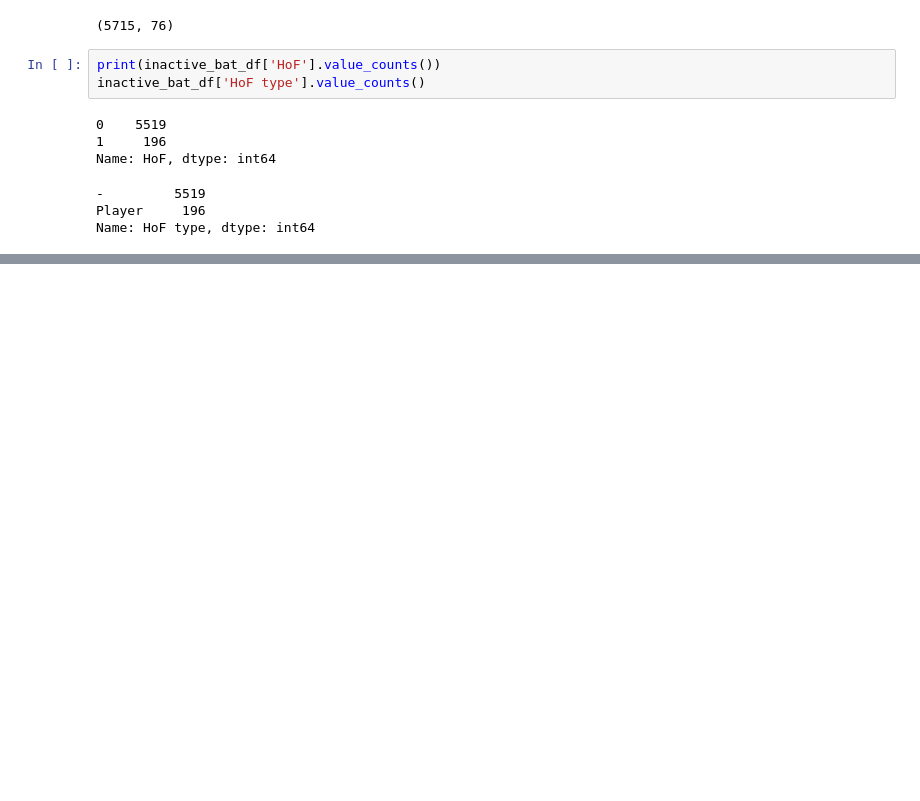
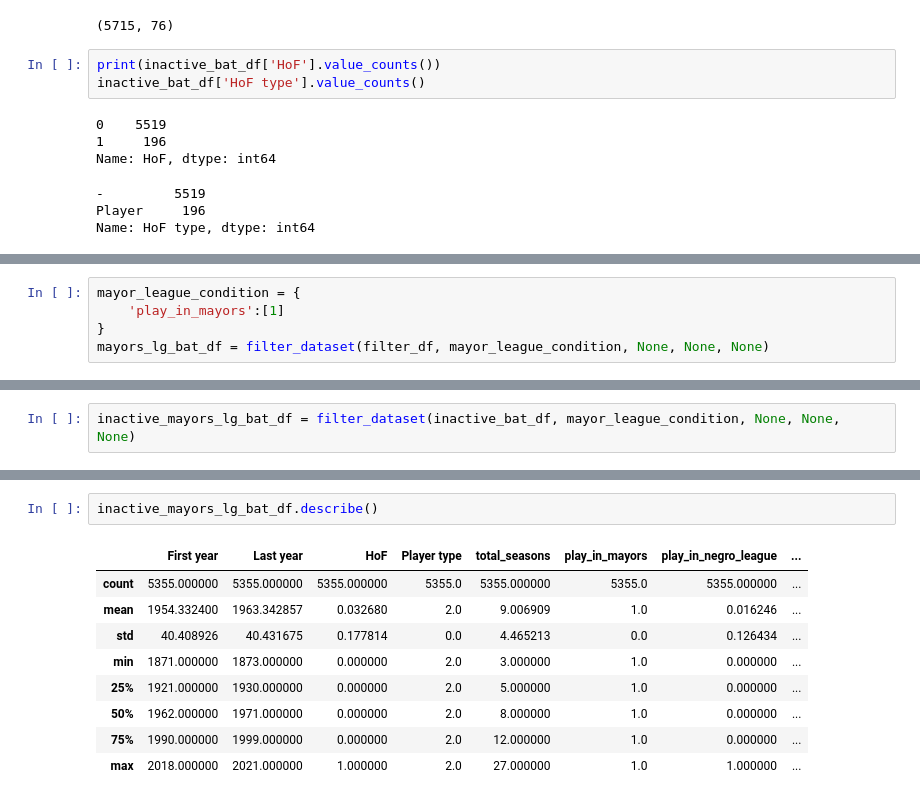
Before and after one commit to abel1927/DJ-MLB-Hall-Fame, a Jupyter notebook: ModelsA/modelsA.ipynb, the cells around one changed output, grey strips where cells are left out. Cells and saved outputs as stored; diff of their text form; blank space fills up the shorter version.

```diff
--- a/ModelsA/modelsA.ipynb
+++ b/ModelsA/modelsA.ipynb
@@ -89,0 +113,5 @@ Name: HoF type, dtype: int64
+# %%
+mayor_league_condition = {
+    'play_in_mayors':[1]
+}
+mayors_lg_bat_df = filter_dataset(filter_df, mayor_league_condition, None, None, None)
@@ -89,0 +122,2 @@ Name: HoF type, dtype: int64
+# %%
+inactive_mayors_lg_bat_df = filter_dataset(inactive_bat_df, mayor_league_condition, None, None, None)
@@ -89,0 +128,12 @@ Name: HoF type, dtype: int64
+# %%
+inactive_mayors_lg_bat_df.describe()
+# %% [output]
+|  | First year | Last year | HoF | Player type | total_seasons | play_in_mayors | play_in_negro_league | ... |
+| count | 5355.000000 | 5355.000000 | 5355.000000 | 5355.0 | 5355.000000 | 5355.0 | 5355.000000 | ... |
+| mean | 1954.332400 | 1963.342857 | 0.032680 | 2.0 | 9.006909 | 1.0 | 0.016246 | ... |
+| std | 40.408926 | 40.431675 | 0.177814 | 0.0 | 4.465213 | 0.0 | 0.126434 | ... |
+| min | 1871.000000 | 1873.000000 | 0.000000 | 2.0 | 3.000000 | 1.0 | 0.000000 | ... |
+| 25% | 1921.000000 | 1930.000000 | 0.000000 | 2.0 | 5.000000 | 1.0 | 0.000000 | ... |
+| 50% | 1962.000000 | 1971.000000 | 0.000000 | 2.0 | 8.000000 | 1.0 | 0.000000 | ... |
+| 75% | 1990.000000 | 1999.000000 | 0.000000 | 2.0 | 12.000000 | 1.0 | 0.000000 | ... |
+| max | 2018.000000 | 2021.000000 | 1.000000 | 2.0 | 27.000000 | 1.0 | 1.000000 | ... |
```
Also changed, not shown: parts of 13 cells of this notebook, 5 other files.
